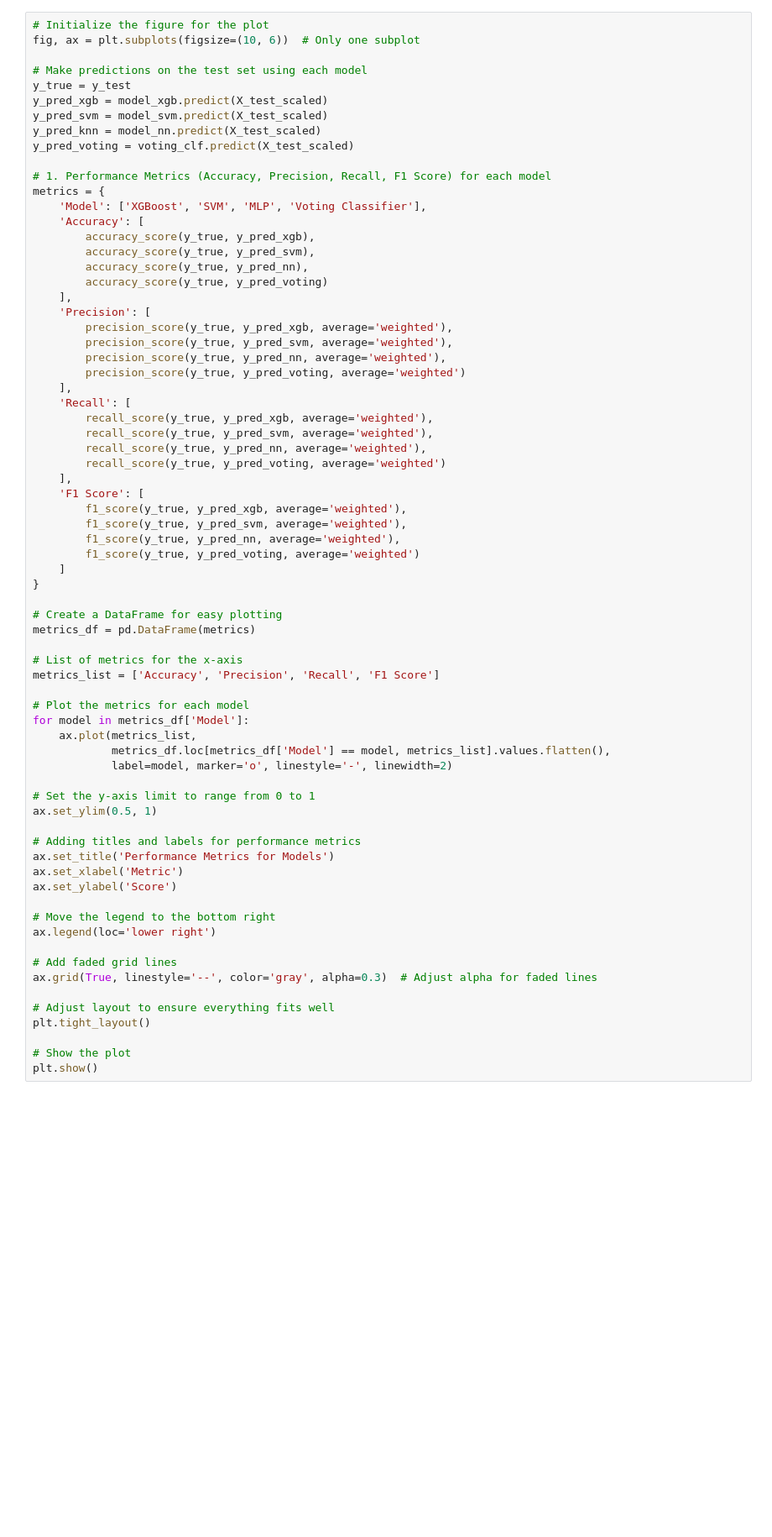
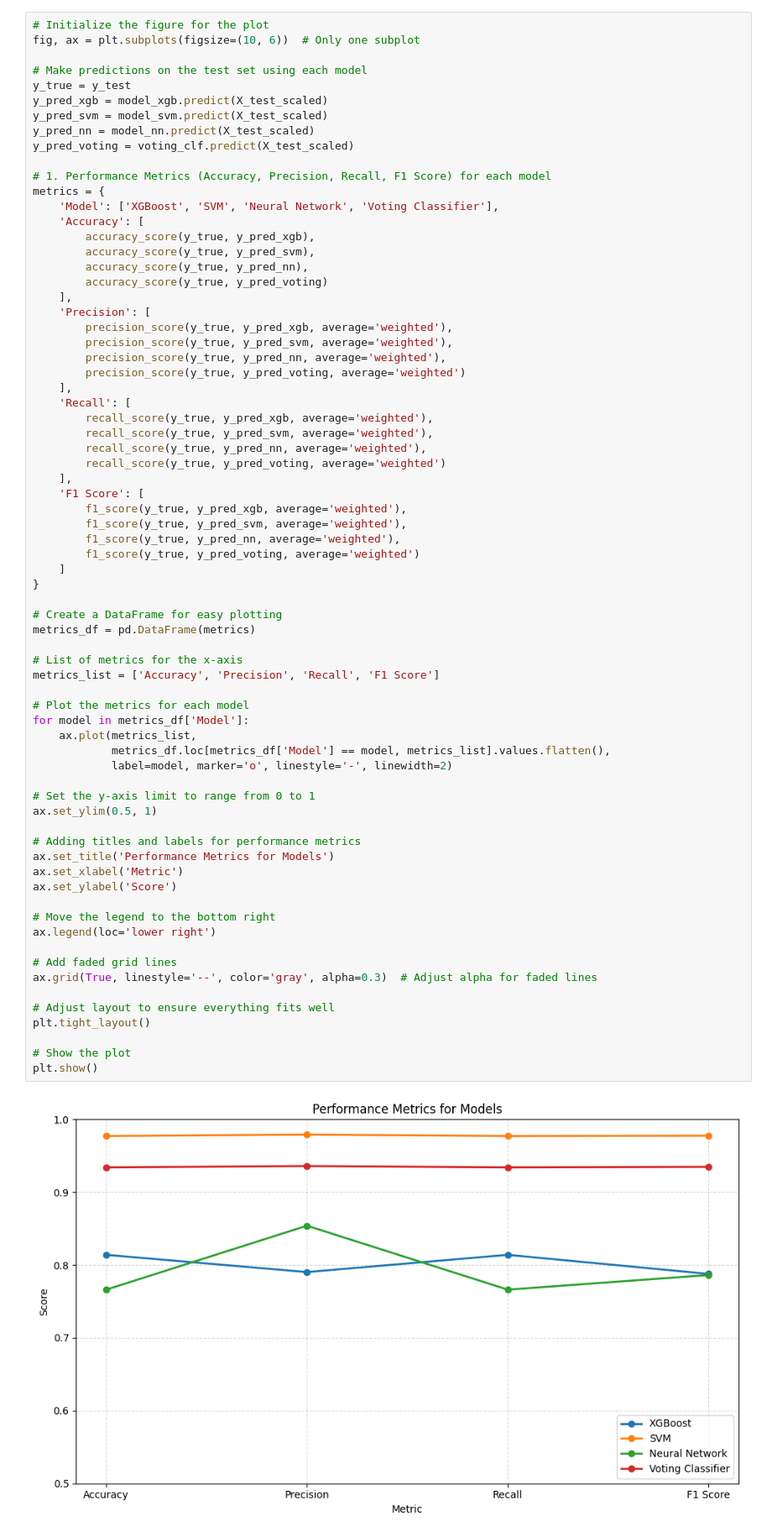
Before and after one commit to AChiu2700/HoneyPot, a Jupyter notebook: TestML.ipynb, the cells around one changed output. Shown: that part at 84% size. Cells and saved outputs as stored; diff of their text form; blank space fills up the shorter version.

```diff
--- a/TestML.ipynb
+++ b/TestML.ipynb
@@ -153,12 +169,12 @@ fig, ax = plt.subplots(figsize=(10, 6))  # Only one subplot
 y_true = y_test
 y_pred_xgb = model_xgb.predict(X_test_scaled)
 y_pred_svm = model_svm.predict(X_test_scaled)
-y_pred_knn = model_nn.predict(X_test_scaled)
+y_pred_nn = model_nn.predict(X_test_scaled)
 y_pred_voting = voting_clf.predict(X_test_scaled)
 
 # 1. Performance Metrics (Accuracy, Precision, Recall, F1 Score) for each model
 metrics = {
-    'Model': ['XGBoost', 'SVM', 'MLP', 'Voting Classifier'],
+    'Model': ['XGBoost', 'SVM', 'Neural Network', 'Voting Classifier'],
     'Accuracy': [
         accuracy_score(y_true, y_pred_xgb),
         accuracy_score(y_true, y_pred_svm),
@@ -189,33 +205,35 @@ metrics = {
 metrics_df = pd.DataFrame(metrics)
 
 # List of metrics for the x-axis
 metrics_list = ['Accuracy', 'Precision', 'Recall', 'F1 Score']
 
 # Plot the metrics for each model
 for model in metrics_df['Model']:
     ax.plot(metrics_list,
             metrics_df.loc[metrics_df['Model'] == model, metrics_list].values.flatten(),
             label=model, marker='o', linestyle='-', linewidth=2)
 
 # Set the y-axis limit to range from 0 to 1
 ax.set_ylim(0.5, 1)
 
 # Adding titles and labels for performance metrics
 ax.set_title('Performance Metrics for Models')
 ax.set_xlabel('Metric')
 ax.set_ylabel('Score')
 
 # Move the legend to the bottom right
 ax.legend(loc='lower right')
 
 # Add faded grid lines
 ax.grid(True, linestyle='--', color='gray', alpha=0.3)  # Adjust alpha for faded lines
 
 # Adjust layout to ensure everything fits well
 plt.tight_layout()
 
 # Show the plot
 plt.show()
+# %% [output]
+[figure, added]
 # %%
 # Generate predictions using each model
 y_pred_xgb = model_xgb.predict(X_test_scaled)
```
Also changed, not shown: parts of 5 cells of this notebook.
